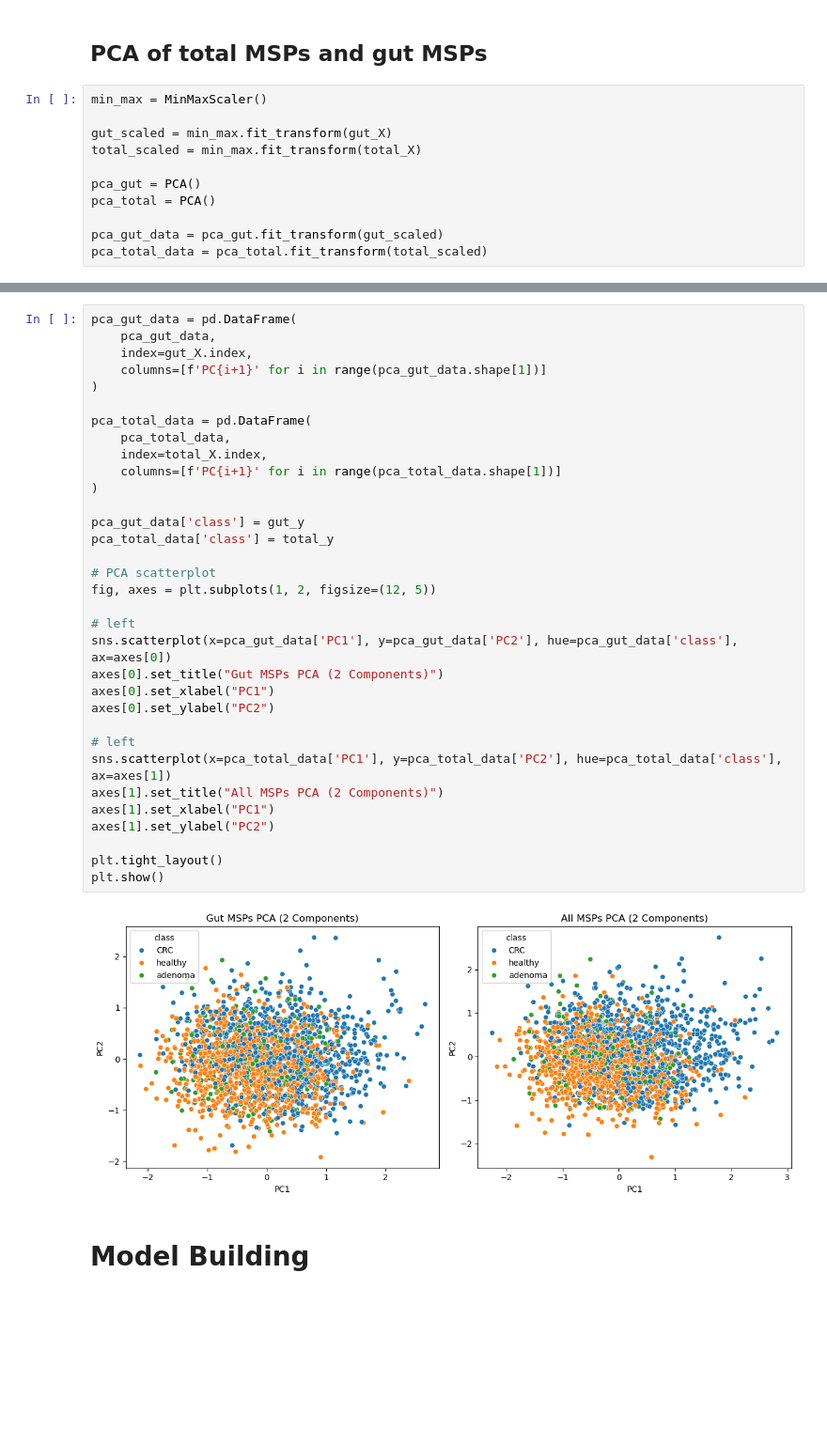
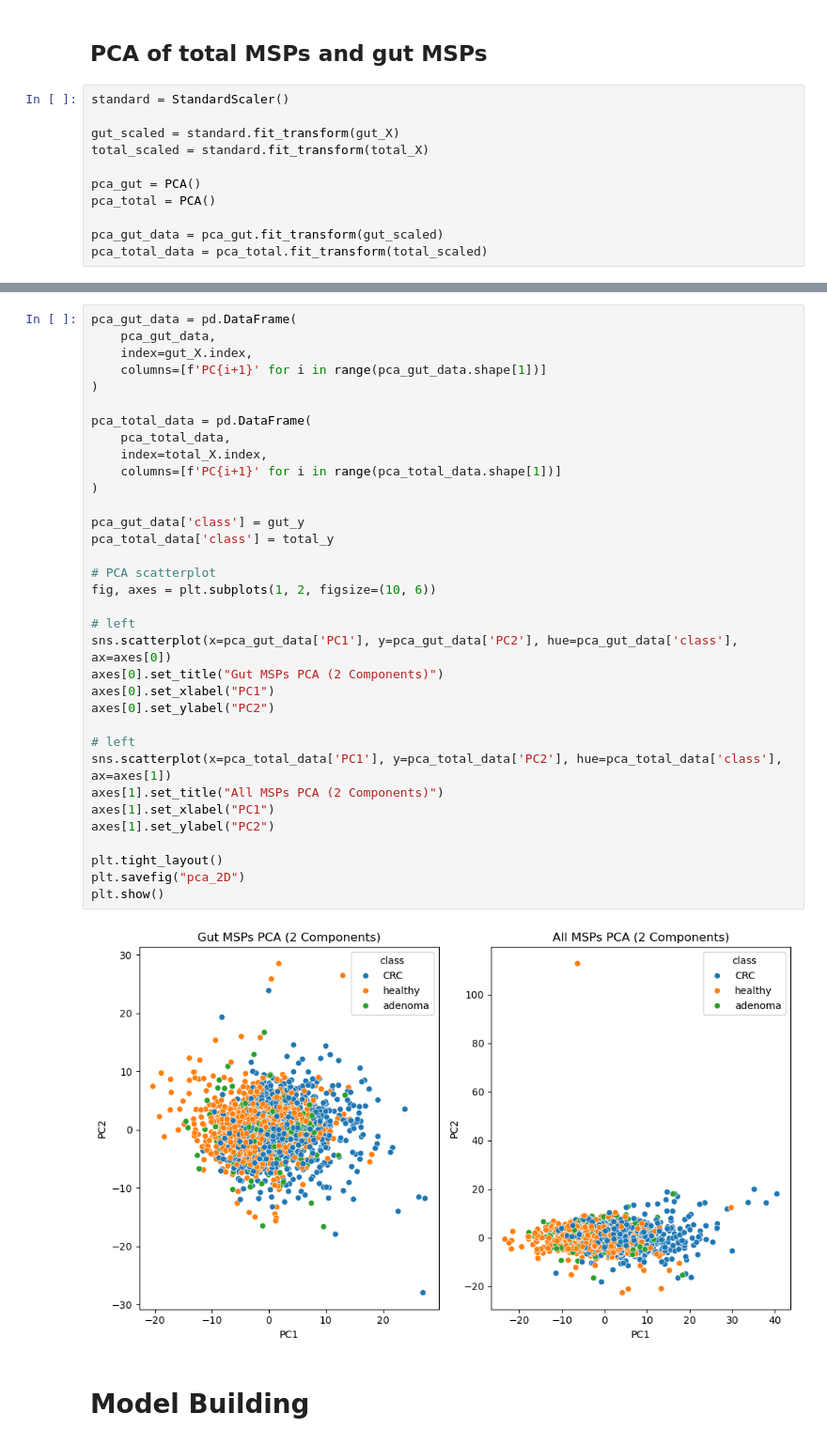
Before and after one commit to pottymouths/cancer-screening, a Jupyter notebook: Code/BDA_602_Final_Project_batch_corrected.ipynb, the cells around one changed output, grey strips where cells are left out. Shown at 94% size. Drawn from its saved outputs; the diff is of its cells as text; blank space fills up the shorter version.

```diff
--- a/Code/BDA_602_Final_Project_batch_corrected.ipynb
+++ b/Code/BDA_602_Final_Project_batch_corrected.ipynb
@@ -360,10 +380,10 @@ plt.show()
 # %% [markdown]
 ## PCA of total MSPs and gut MSPs
 # %%
-min_max = MinMaxScaler()
+standard = StandardScaler()
 
-gut_scaled = min_max.fit_transform(gut_X)
-total_scaled = min_max.fit_transform(total_X)
+gut_scaled = standard.fit_transform(gut_X)
+total_scaled = standard.fit_transform(total_X)
 
 pca_gut = PCA()
 pca_total = PCA()
@@ -455,35 +530,36 @@ pca_gut_data = pd.DataFrame(
     index=gut_X.index,
     columns=[f'PC{i+1}' for i in range(pca_gut_data.shape[1])]
 )
 
 pca_total_data = pd.DataFrame(
     pca_total_data,
     index=total_X.index,
     columns=[f'PC{i+1}' for i in range(pca_total_data.shape[1])]
 )
 
 pca_gut_data['class'] = gut_y
 pca_total_data['class'] = total_y
 
 # PCA scatterplot
-fig, axes = plt.subplots(1, 2, figsize=(12, 5))
+fig, axes = plt.subplots(1, 2, figsize=(10, 6))
 
 # left
 sns.scatterplot(x=pca_gut_data['PC1'], y=pca_gut_data['PC2'], hue=pca_gut_data['class'], ax=axes[0])
 axes[0].set_title("Gut MSPs PCA (2 Components)")
 axes[0].set_xlabel("PC1")
 axes[0].set_ylabel("PC2")
 
 # left
 sns.scatterplot(x=pca_total_data['PC1'], y=pca_total_data['PC2'], hue=pca_total_data['class'], ax=axes[1])
 axes[1].set_title("All MSPs PCA (2 Components)")
 axes[1].set_xlabel("PC1")
 axes[1].set_ylabel("PC2")
 
 plt.tight_layout()
+plt.savefig("pca_2D")
 plt.show()
 # %% [output]
-[figure, old version]
+[figure, new version]
 # %% [markdown]
 # Model Building
 # %%
```
Also changed, not shown: parts of 68 cells of this notebook.
